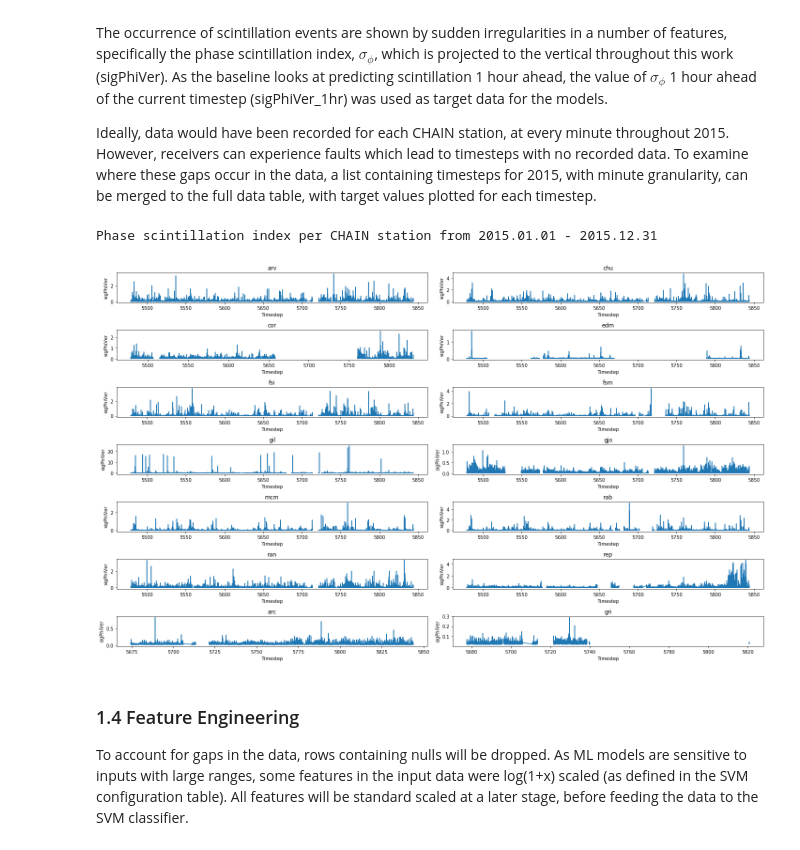
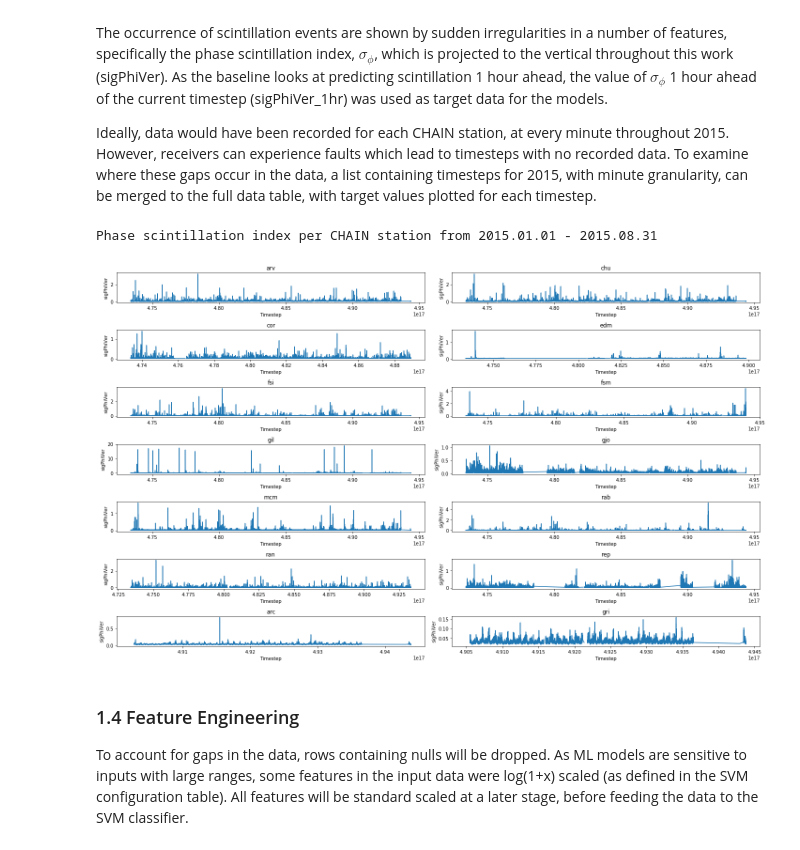
Before and after one commit to kxcontrib/space-weather, a Jupyter notebook: spaceweather.ipynb, the cells around one changed output. Cells and saved outputs as stored; diff of their text form; code cells hidden in the pictures.

```diff
--- a/spaceweather.ipynb
+++ b/spaceweather.ipynb
@@ -156,21 +158,21 @@ configSVM,:(`chain;`sigPhiVer1hr;0b;::)
 # %%
 1"Phase scintillation index per CHAIN station from ",(sv[" - "]string(sdateSVM;edateSVM)),"\n\n";
 
 plt[`:figure]`figsize pykw 20 12;
 { stn:(distinct completeSVM`cs)x;
-  tab:exec dt,cs,sigPhiVer1hr from completeSVM where cs=stn;
+  tab:exec dt,cs,sigPhiVer from completeSVM where cs=stn;
   plt[`:subplot]. 7 2,x+1;
   plt[`:title]string stn:(distinct completeSVM`cs)x;
   plt[`:xlabel]"Timestep";
   plt[`:ylabel]"sigPhiVer";
-  plt[`:plot][tab`dt;tab`sigPhiVer1hr];
+  plt[`:plot][tab`dt;tab`sigPhiVer];
  }each til 14;
 
 plt[`:tight_layout][];
 plt[`:show][];
 # %% [output]
-Phase scintillation index per CHAIN station from 2015.01.01 - 2015.12.31
+Phase scintillation index per CHAIN station from 2015.01.01 - 2015.08.31
-[figure, old version]
+[figure, new version]
 # %% [markdown]
 ### 1.4 Feature Engineering
 To account for gaps in the data, rows containing nulls will be dropped. As ML models are sensitive to inputs with large ranges, some features in the input data were log(1+x) scaled (as defined in the SVM configuration table). All features will be standard scaled at a later stage, before feeding the data to the SVM classifier.
```
Also changed, not shown: parts of 87 cells of this notebook.
